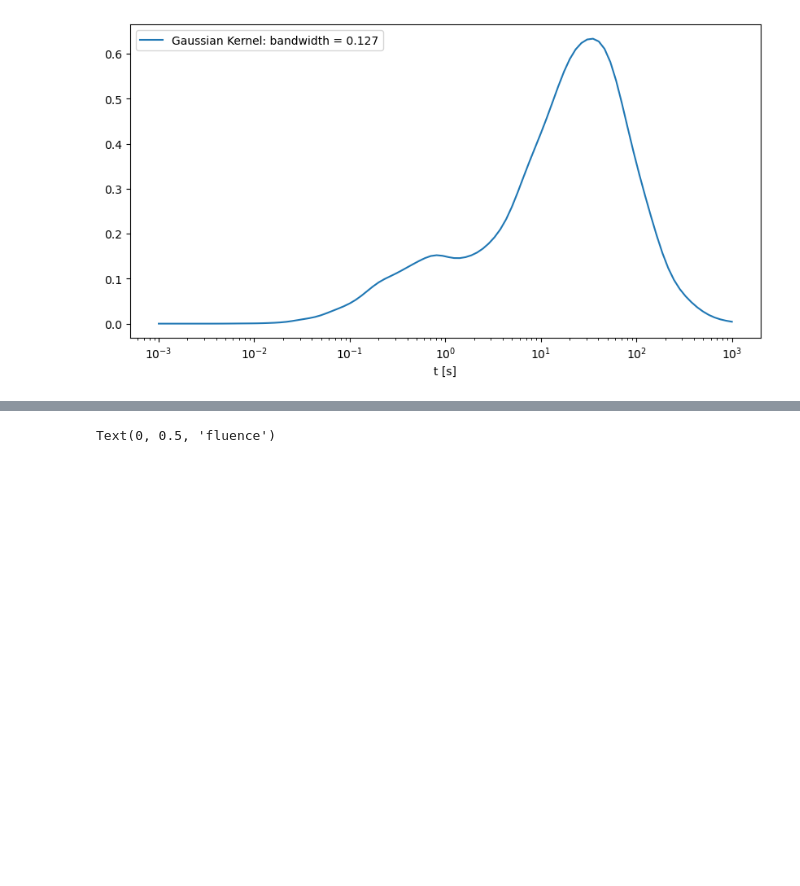
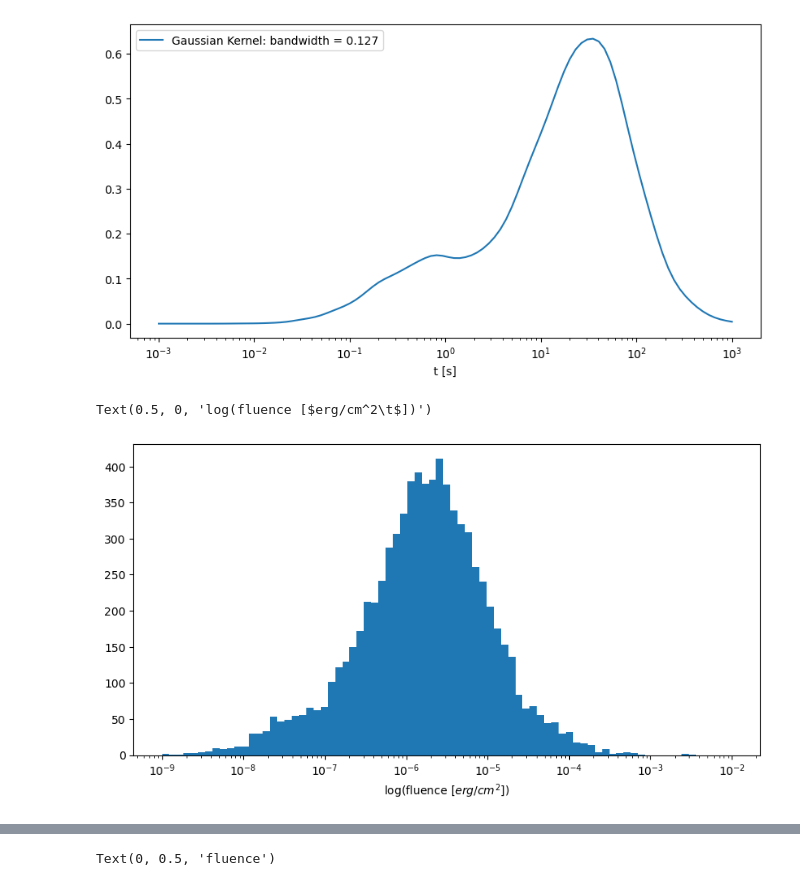
Before and after one commit to ebianchi803/astrostatistics_bicocca_2026, a Jupyter notebook: working/L14-Copy1.ipynb, the cells around one changed output, grey strips where cells are left out. Drawn from its saved outputs; the diff is of its cells as text; code cells hidden in the pictures; blank space fills up the shorter version.

```diff
--- a/working/L14-Copy1.ipynb
+++ b/working/L14-Copy1.ipynb
@@ -98,3 +98,11 @@ plt.legend()
 # %% [output]
 <matplotlib.legend.Legend at 0x...>
 [figure]
+# %%
+fig,ax = plt.subplots(figsize=(10,5))
+plt.hist(fluence_clean,bins= np.logspace(-9,-2,80))
+plt.xscale('log')
+plt.xlabel('log(fluence [$erg/cm^2	$])')
+# %% [output]
+Text(0.5, 0, 'log(fluence [$erg/cm^2\t$])')
+[figure, added]
```
Also changed, not shown: parts of 9 cells of this notebook.
